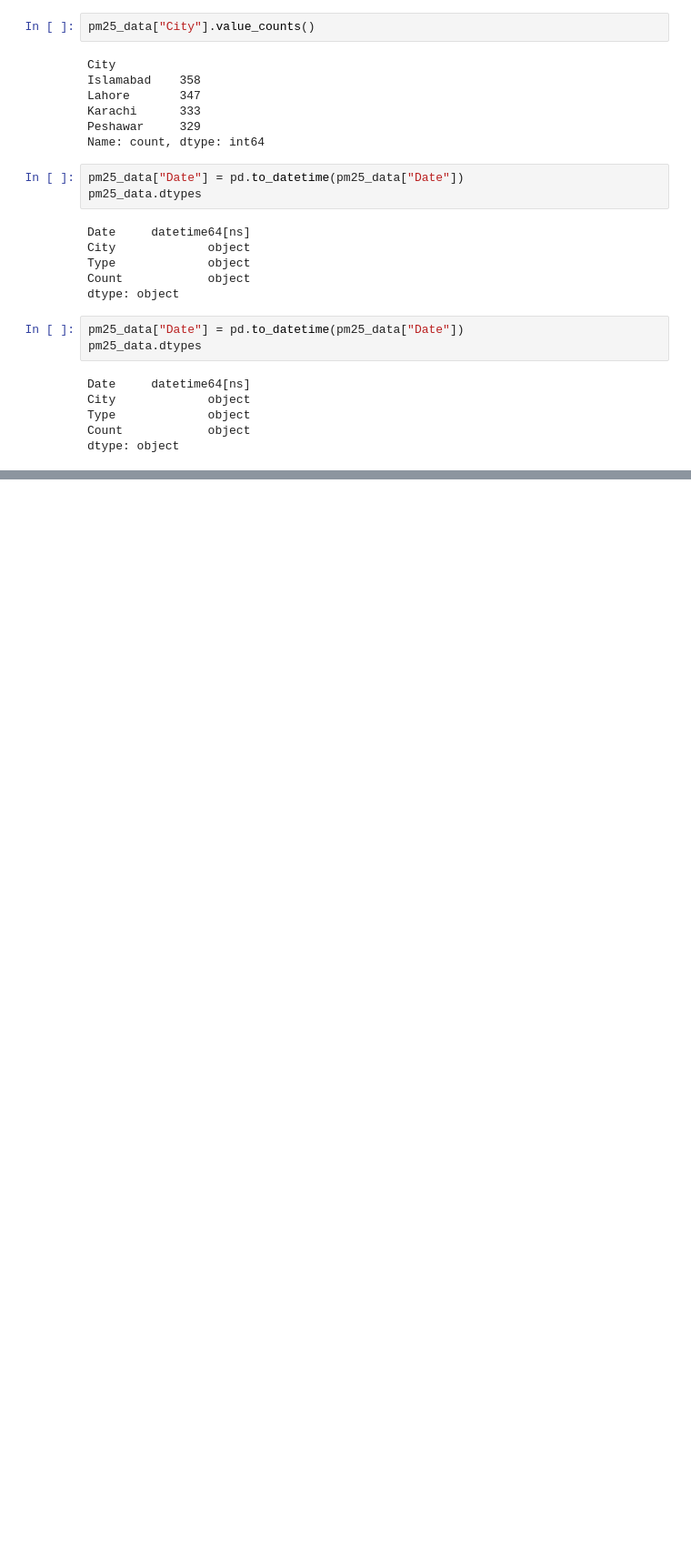
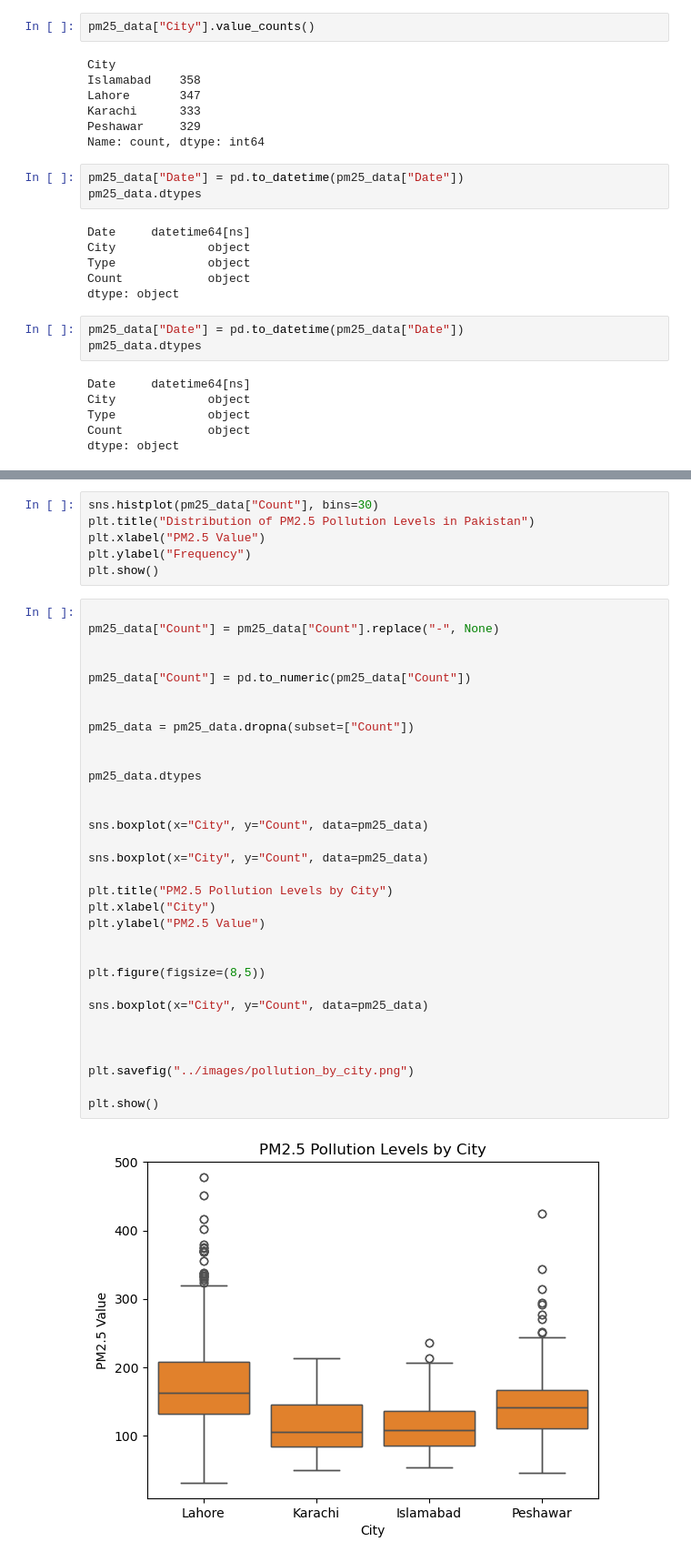
Before and after one commit to Bushra-Baloch/air-quality-prediction-ml-, a Jupyter notebook: air-quality-prediction-ml/notebooks/air_quality_analysis.ipynb, the cells around one changed output, grey strips where cells are left out. Shown at 91% size. Drawn from its saved outputs; the diff is of its cells as text; blank space fills up the shorter version.

Commit message:
Added PM2.5 pollution by city visualization

```diff
--- a/air-quality-prediction-ml/notebooks/air_quality_analysis.ipynb
+++ b/air-quality-prediction-ml/notebooks/air_quality_analysis.ipynb
@@ -69,0 +73,40 @@ dtype: object
+# %%
+sns.histplot(pm25_data["Count"], bins=30)
+plt.title("Distribution of PM2.5 Pollution Levels in Pakistan")
+plt.xlabel("PM2.5 Value")
+plt.ylabel("Frequency")
+plt.show()
+# %%
+
+pm25_data["Count"] = pm25_data["Count"].replace("-", None)
+
+
+pm25_data["Count"] = pd.to_numeric(pm25_data["Count"])
+
+
+pm25_data = pm25_data.dropna(subset=["Count"])
+
+
+pm25_data.dtypes
+
+
+sns.boxplot(x="City", y="Count", data=pm25_data)
+
+sns.boxplot(x="City", y="Count", data=pm25_data)
+
+plt.title("PM2.5 Pollution Levels by City")
+plt.xlabel("City")
+plt.ylabel("PM2.5 Value")
+
+
+plt.figure(figsize=(8,5))
+
+sns.boxplot(x="City", y="Count", data=pm25_data)
+
+
+
+plt.savefig("../images/pollution_by_city.png")
+
+plt.show()
+# %% [output]
+[figure, added]
```
Also changed, not shown: parts of 2 cells of this notebook, 1 other file.
